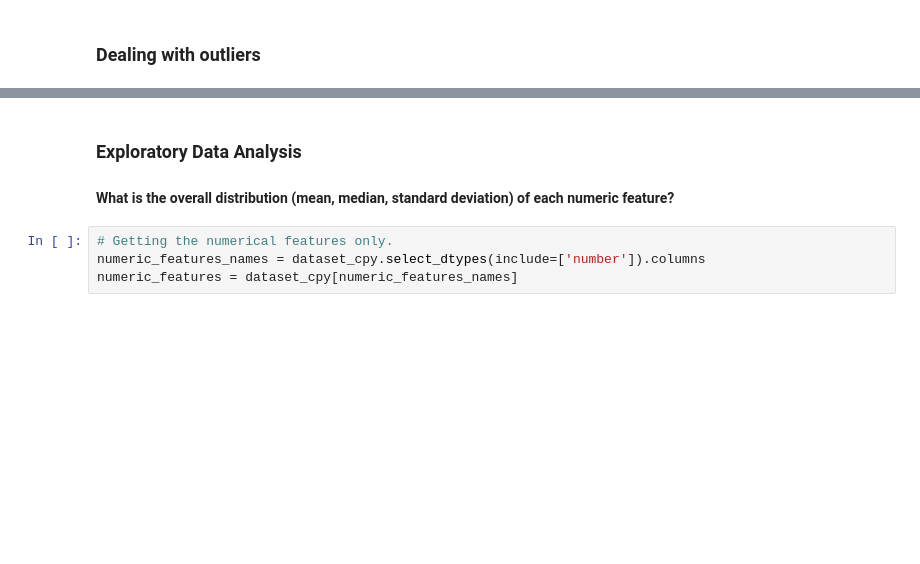
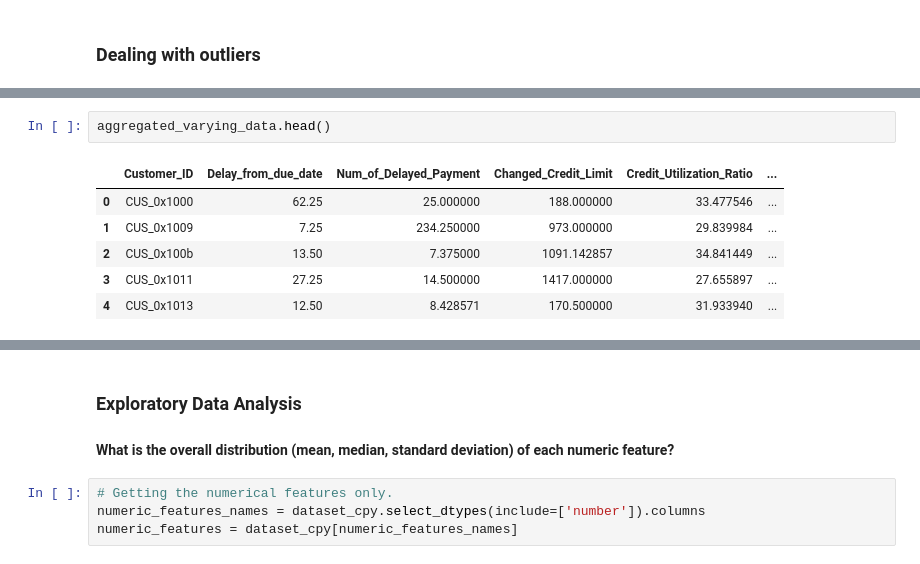
Before and after one commit to Darknight47/Data-Science-Projects-03, a Jupyter notebook: Credit_Scoring_Segmentation.ipynb, the cells around one changed output, grey strips where cells are left out. Drawn from its saved outputs; the diff is of its cells as text; blank space fills up the shorter version.

```diff
--- a/Credit_Scoring_Segmentation.ipynb
+++ b/Credit_Scoring_Segmentation.ipynb
@@ -324,0 +350,9 @@ dataset_cpy.head(8)
+# %%
+aggregated_varying_data.head()
+# %% [output]
+|  | Customer_ID | Delay_from_due_date | Num_of_Delayed_Payment | Changed_Credit_Limit | Credit_Utilization_Ratio | ... |
+| 0 | CUS_0x1000 | 62.25 | 25.000000 | 188.000000 | 33.477546 | ... |
+| 1 | CUS_0x1009 | 7.25 | 234.250000 | 973.000000 | 29.839984 | ... |
+| 2 | CUS_0x100b | 13.50 | 7.375000 | 1091.142857 | 34.841449 | ... |
+| 3 | CUS_0x1011 | 27.25 | 14.500000 | 1417.000000 | 27.655897 | ... |
+| 4 | CUS_0x1013 | 12.50 | 8.428571 | 170.500000 | 31.933940 | ... |
```
Also changed, not shown: parts of 15 cells of this notebook.
